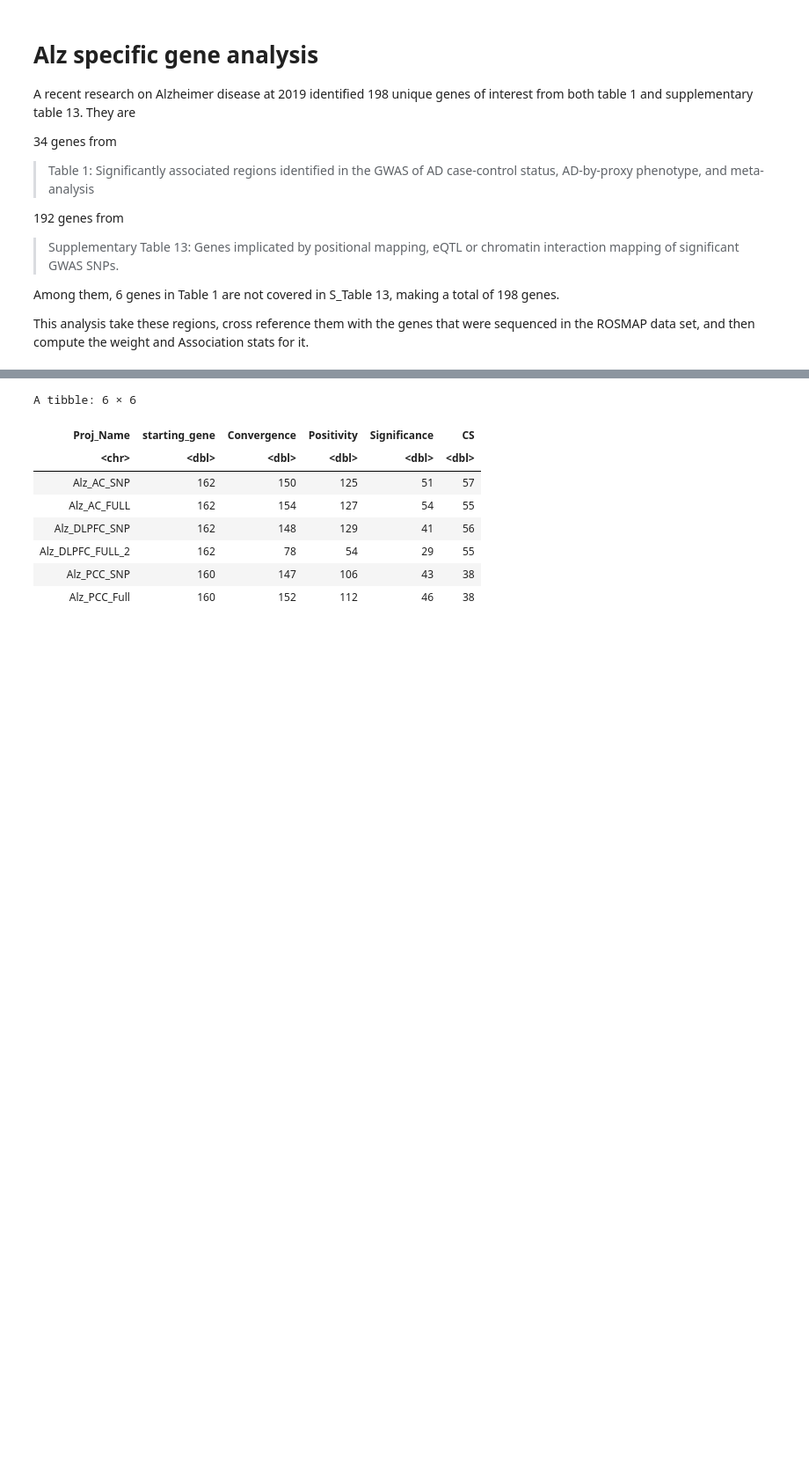
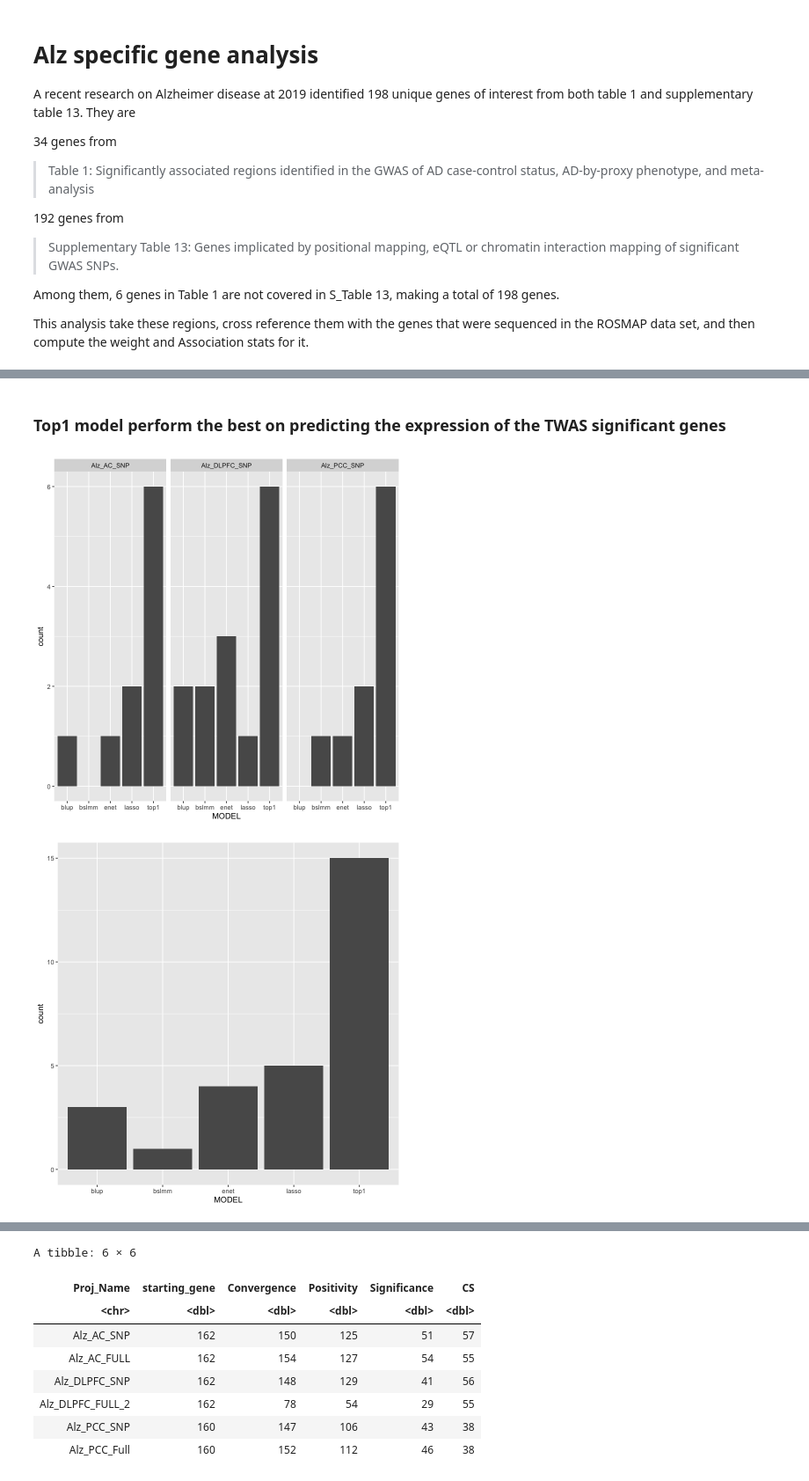
Before and after one commit to gaow/neuro-twas, a Jupyter notebook: Analysis/ROSMAP_TWAS/Alz_specific_gene_analysis.ipynb, the cells around one changed output, grey strips where cells are left out. Shown at 88% size. Saved outputs shown, nothing was run; the diff lists cells and outputs as text; code cells hidden in the pictures; blank space fills up the shorter version.

```diff
--- a/Analysis/ROSMAP_TWAS/Alz_specific_gene_analysis.ipynb
+++ b/Analysis/ROSMAP_TWAS/Alz_specific_gene_analysis.ipynb
@@ -593,0 +164,8 @@ To put things in percepective, an addtional column CS indicating the amount of g
+# %% [markdown]
+### Top1 model perform the best on predicting the expression of the TWAS significant genes
+# %%
+Top_TWAS_gene%>%mutate(TWAS.P = as.numeric(TWAS.P))%>%filter(TWAS.P < 0.05/45)%>%filter(str_detect(Proj_Name,"SNP"))%>%ggplot(aes(x = MODEL))+geom_bar()+facet_grid(~Proj_Name)
+Top_TWAS_gene%>%mutate(TWAS.P = as.numeric(TWAS.P))%>%filter(TWAS.P < 0.05/45/3)%>%filter(str_detect(Proj_Name,"SNP"))%>%ggplot(aes(x = MODEL))+geom_bar()
+# %% [output]
+[figure, added]
+[figure, added]
```
Also changed, not shown: parts of 42 cells of this notebook, 1 other file.
